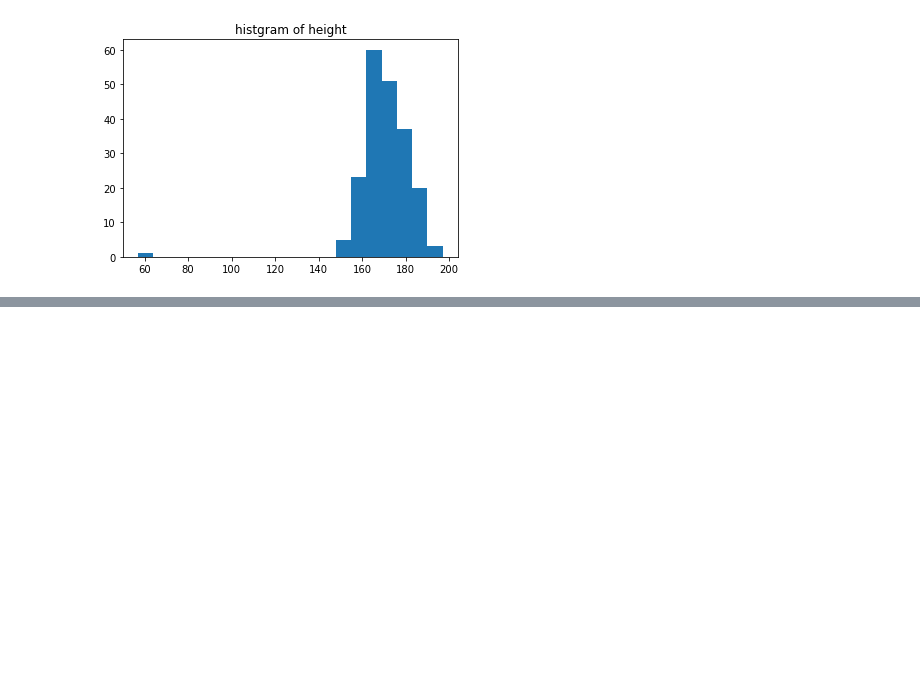
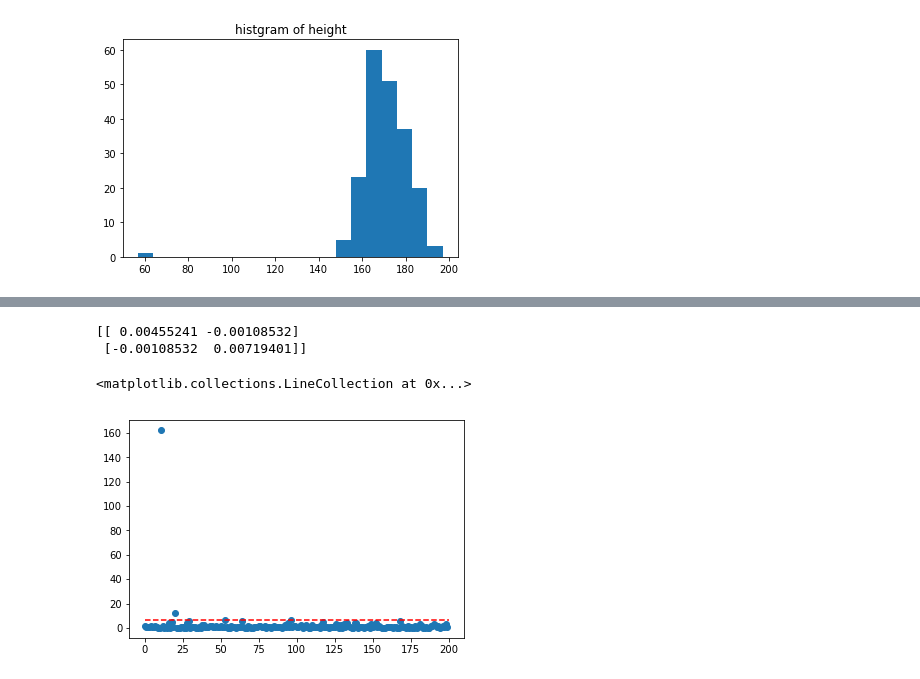
Before and after one commit to natsutan/study_ml, a Jupyter notebook: IADML/chap2/正規分布に基づく異常検知.ipynb, the cells around one changed output, grey strips where cells are left out. Cells and saved outputs as stored; diff of their text form; code cells hidden in the pictures; blank space fills up the shorter version.

```diff
--- a/IADML/chap2/正規分布に基づく異常検知.ipynb
+++ b/IADML/chap2/正規分布に基づく異常検知.ipynb
@@ -86,0 +125,14 @@ plt.title('histgram of height')
+# %%
+t1 = david.T - mu
+sigma_inv = np.linalg.inv(sigma2)
+
+a = t1.T.dot(sigma_inv) * t1.T
+a = a.sum(axis=1)  # rowsums
+
+plt.scatter(number, a)
+plt.hlines(ath,0, weight.shape[0], "red", linestyles='dashed')
+# %% [output]
+[[ 0.00455241 -0.00108532]
+ [-0.00108532  0.00719401]]
+<matplotlib.collections.LineCollection at 0x...>
+[figure, added]
```
Also changed, not shown: parts of 4 cells of this notebook.
